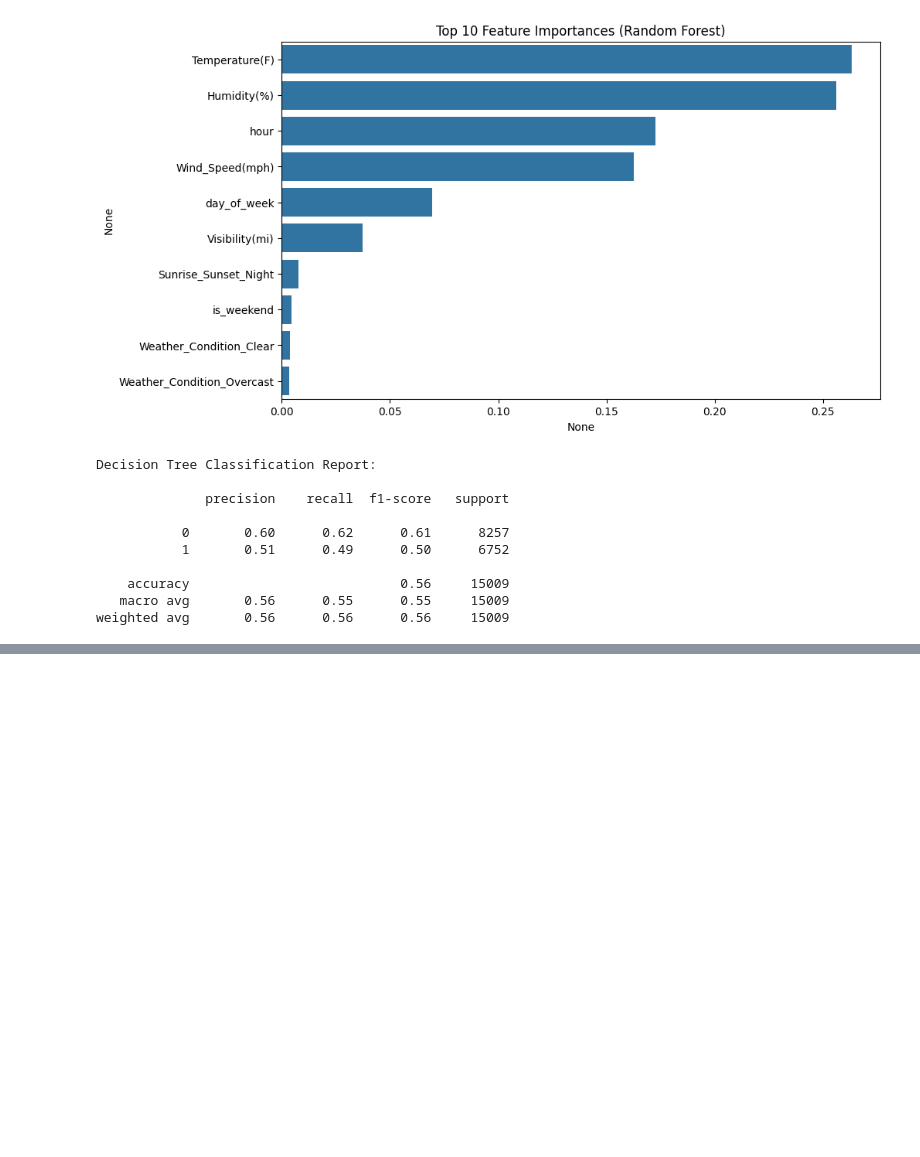
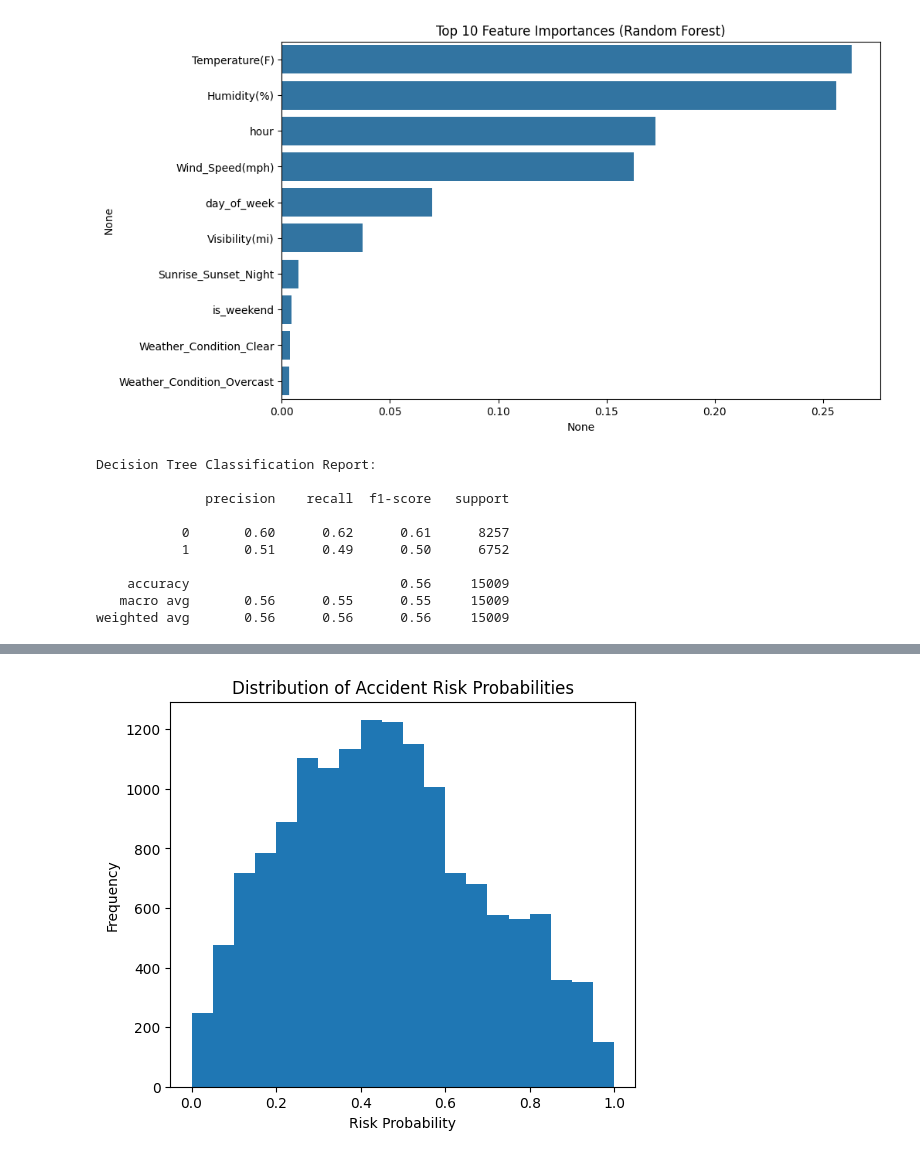
Before and after one commit to yeshika11062006-ops/Urban-Accident-Risk-Prediction, a Jupyter notebook: notebook/3_predictive_modeling.ipynb, the cells around one changed output, grey strips where cells are left out. Cells and saved outputs as stored; diff of their text form; code cells hidden in the pictures; blank space fills up the shorter version.

```diff
--- a/notebook/3_predictive_modeling.ipynb
+++ b/notebook/3_predictive_modeling.ipynb
@@ -23,9 +23,23 @@ rf = RandomForestClassifier(n_estimators=100, random_state=42)
 rf.fit(X_train, y_train)
 
 y_pred_rf = rf.predict(X_test)
+# 🔥 Probability prediction (NEW)
+y_proba_rf = rf.predict_proba(X_test)
+
+# Extract probability of high risk (class = 1)
+risk_scores = y_proba_rf[:, 1]
 
 print("Random Forest Classification Report:\n")
 print(classification_report(y_test, y_pred_rf))
+# 🔥 Combine predictions + probabilities
+results_df = pd.DataFrame({
+    'Actual': y_test.values,
+    'Predicted': y_pred_rf,
+    'Risk_Probability': risk_scores
+})
+
+print("\nSample Predictions with Probability:")
+print(results_df.head())
 # %% [output]
 Random Forest Classification Report:
 
@@ -77,0 +124,10 @@ weighted avg       0.56      0.56      0.56     15009
+# %%
+plt.figure(figsize=(6,5))
+plt.hist(risk_scores, bins=20)
+plt.title("Distribution of Accident Risk Probabilities")
+plt.xlabel("Risk Probability")
+plt.ylabel("Frequency")
+plt.savefig('../results/risk_probability_distribution.png', bbox_inches='tight')
+plt.show()
+# %% [output]
+[figure, added]
```
Also changed, not shown: parts of 2 cells of this notebook, 2 other files.
